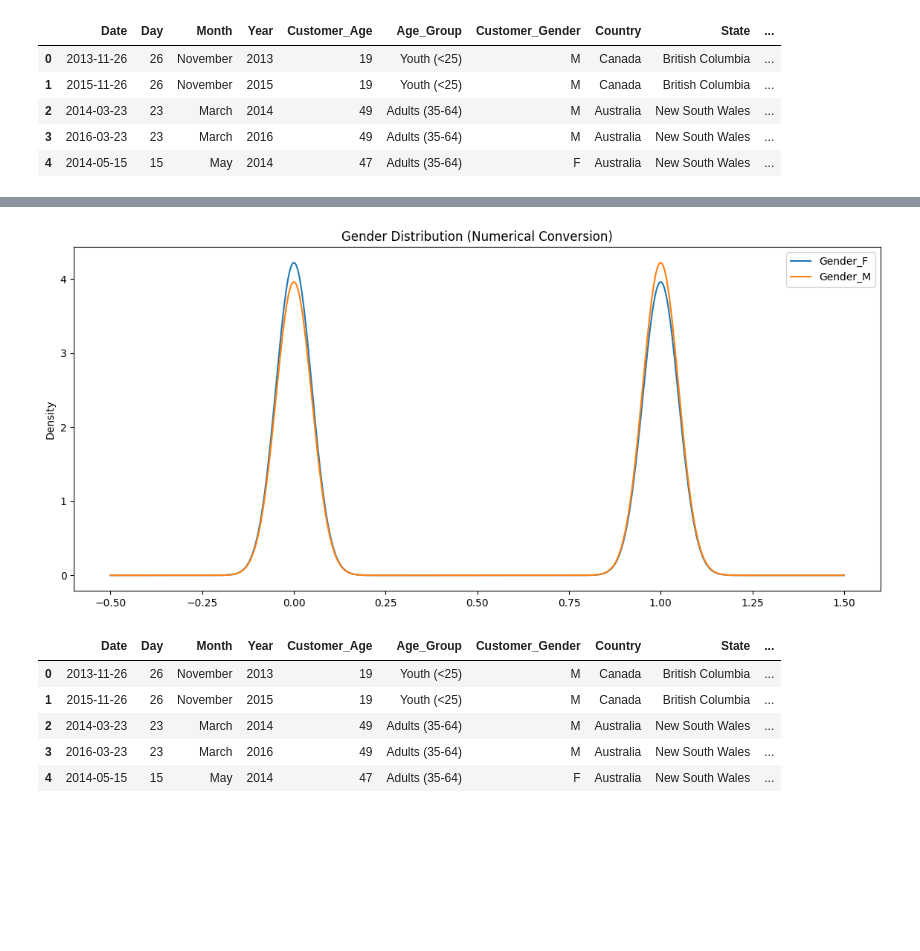
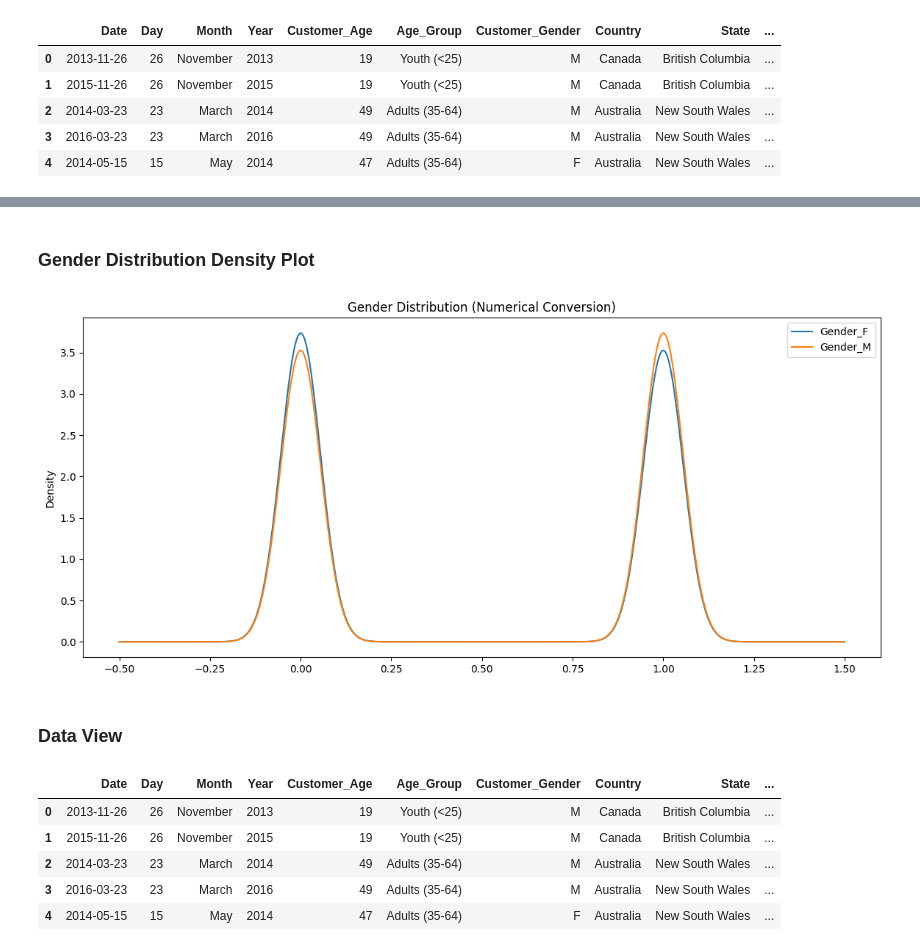
Before and after one commit to YasirKhattakk/DataAnalysis, a Jupyter notebook: Sales.ipynb, the cells around one changed output, grey strips where cells are left out. Cells and saved outputs as stored; diff of their text form; code cells hidden in the pictures; blank space fills up the shorter version.

```diff
--- a/Sales.ipynb
+++ b/Sales.ipynb
@@ -108,16 +138,19 @@ plt.show()
+# %% [markdown]
+### **Gender Distribution Density Plot**
 # %%
-
-gender_numeric = pd.get_dummies(sales['Customer_Gender'], prefix='Gender')
+gender_numeric = pd.get_dummies(sales['Customer_Gender'], prefix='Gender').astype(int)
 
 
 plt.figure(figsize=(14,6))
 for column in gender_numeric.columns:
     gender_numeric[column].plot(kind='density', label=column)
 plt.title('Gender Distribution (Numerical Conversion)')
 plt.legend()
 plt.show()
 # %% [output]
-[figure, old version]
+[figure, new version]
+# %% [markdown]
+### **Data View**
 # %%
 sales.head()
 # %% [output]
```
Also changed, not shown: parts of 35 cells of this notebook.
